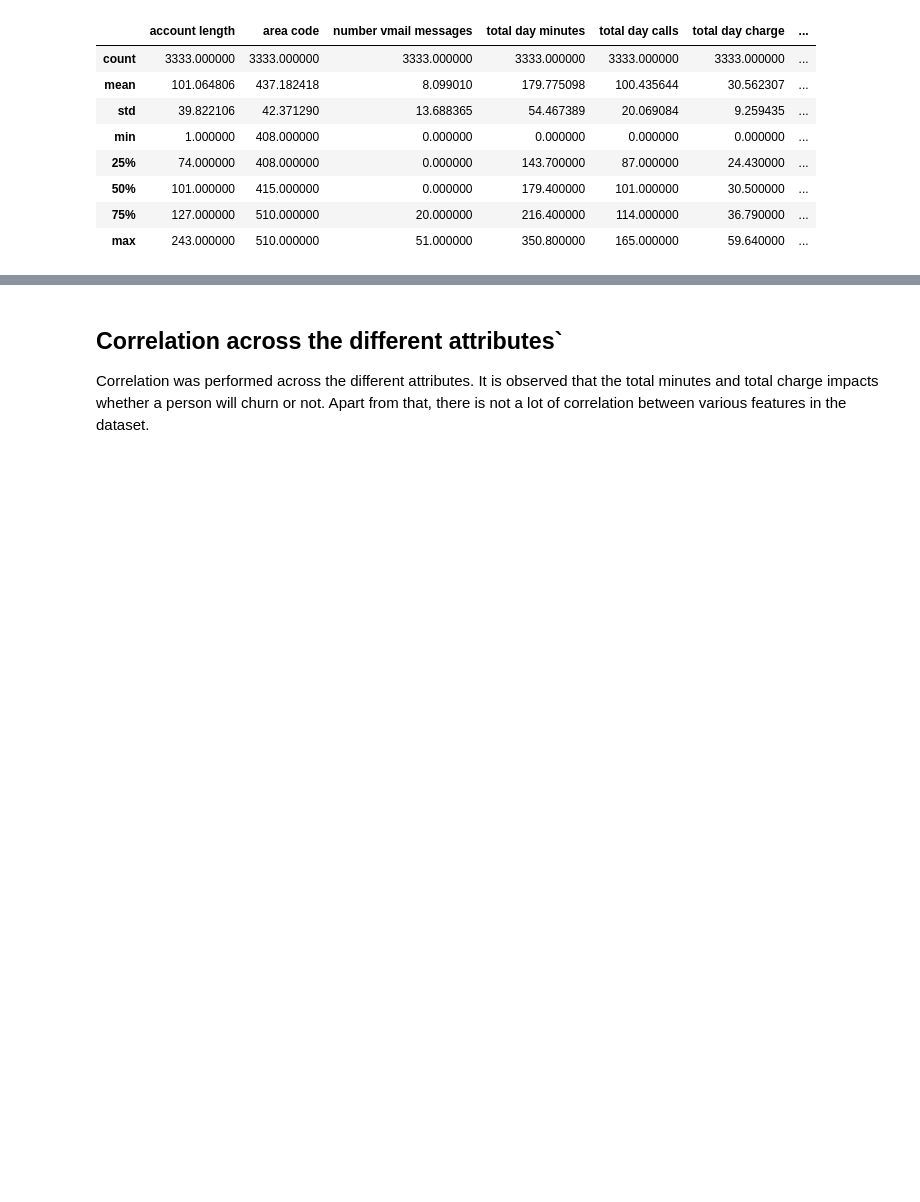
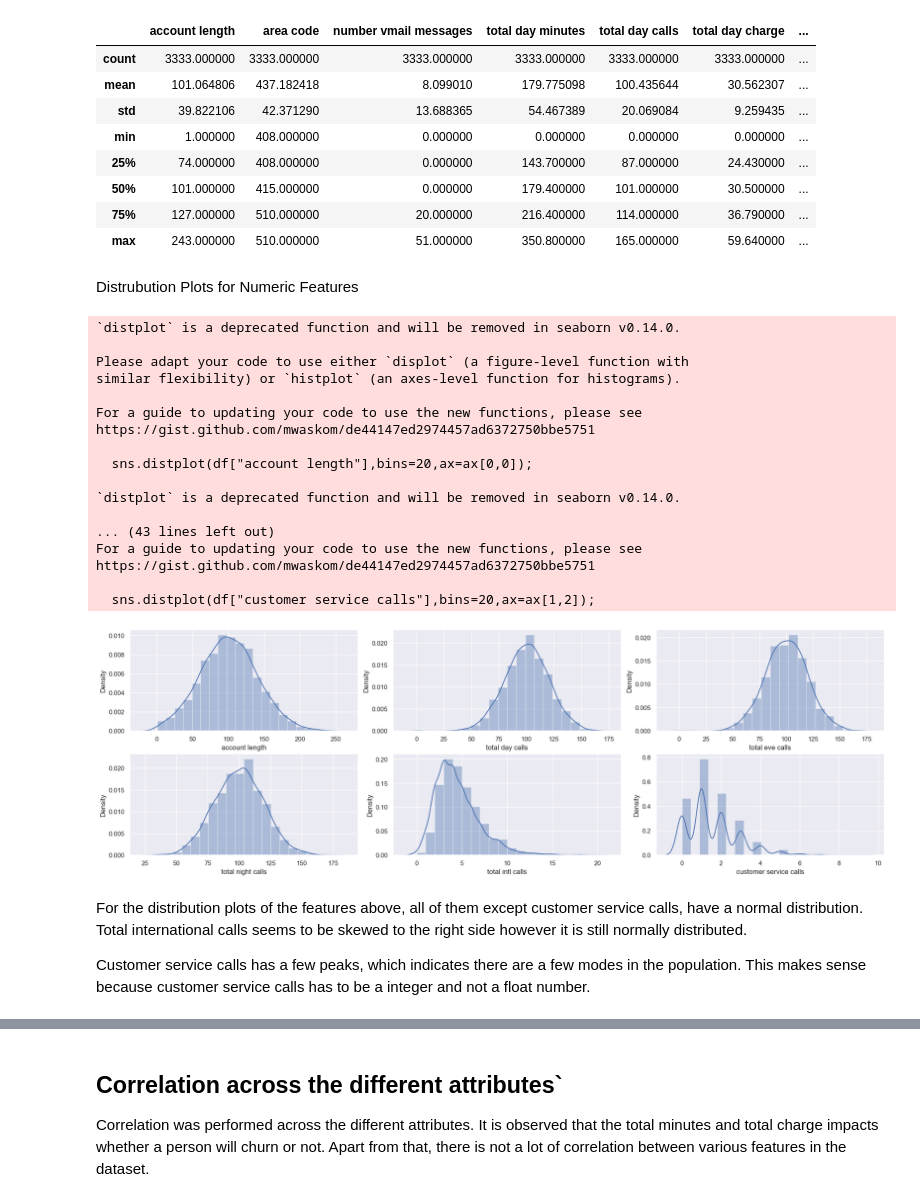
Before and after one commit to Kevan-Muthomi/PhaseThreeProject, a Jupyter notebook: index.ipynb, the cells around one changed output, grey strips where cells are left out. Drawn from its saved outputs; the diff is of its cells as text; code cells hidden in the pictures; blank space fills up the shorter version.

```diff
--- a/index.ipynb
+++ b/index.ipynb
@@ -236,6 +232,44 @@ description
 | 50% | 101.000000 | 415.000000 | 0.000000 | 179.400000 | 101.000000 | 30.500000 | ... |
 | 75% | 127.000000 | 510.000000 | 20.000000 | 216.400000 | 114.000000 | 36.790000 | ... |
 | max | 243.000000 | 510.000000 | 51.000000 | 350.800000 | 165.000000 | 59.640000 | ... |
+# %% [markdown]
+Distrubution Plots for Numeric Features
+# %%
+f,ax=plt.subplots(2,3,figsize=(19,6),constrained_layout = True)
+sns.distplot(df["account length"],bins=20,ax=ax[0,0]);
+
+sns.distplot(df["total day calls"],bins=20,ax=ax[0,1]);
+
+sns.distplot(df["total eve calls"],bins=20,ax=ax[0,2]);
+
+sns.distplot(df["total night calls"],bins=20,ax=ax[1,0]);
+
+sns.distplot(df["total intl calls"],bins=20,ax=ax[1,1]);
+
+sns.distplot(df["customer service calls"],bins=20,ax=ax[1,2]);
+# %% [output]
+`distplot` is a deprecated function and will be removed in seaborn v0.14.0.
+
+Please adapt your code to use either `displot` (a figure-level function with
+similar flexibility) or `histplot` (an axes-level function for histograms).
+
+For a guide to updating your code to use the new functions, please see
+https://gist.github.com/mwaskom/de44147ed2974457ad6372750bbe5751
+
+  sns.distplot(df["account length"],bins=20,ax=ax[0,0]);
+
+`distplot` is a deprecated function and will be removed in seaborn v0.14.0.
+
+... (43 lines left out)
+For a guide to updating your code to use the new functions, please see
+https://gist.github.com/mwaskom/de44147ed2974457ad6372750bbe5751
+
+  sns.distplot(df["customer service calls"],bins=20,ax=ax[1,2]);
+[figure, added]
+# %% [markdown]
+For the distribution plots of the features above, all of them except customer service calls, have a normal distribution. Total international calls seems to be skewed to the right side however it is still normally distributed.
+
+Customer service calls has a few peaks, which indicates there are a few modes in the population. This makes sense because customer service calls has to be a integer and not a float number.
 # %%
 #Which numerical values have the highest degree of correlation
 numeric_feats = df.dtypes[(df.dtypes != 'object') & (df.dtypes != 'bool')].index
```
Also changed, not shown: parts of 49 cells of this notebook, 1 other file.
